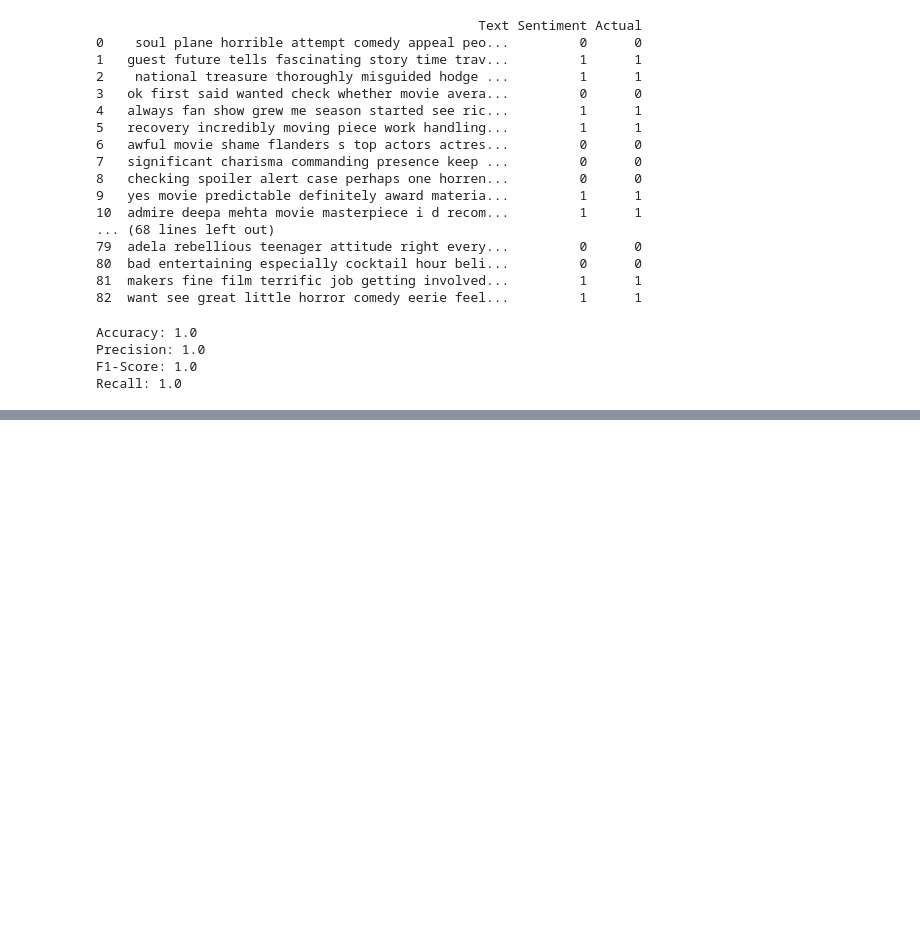
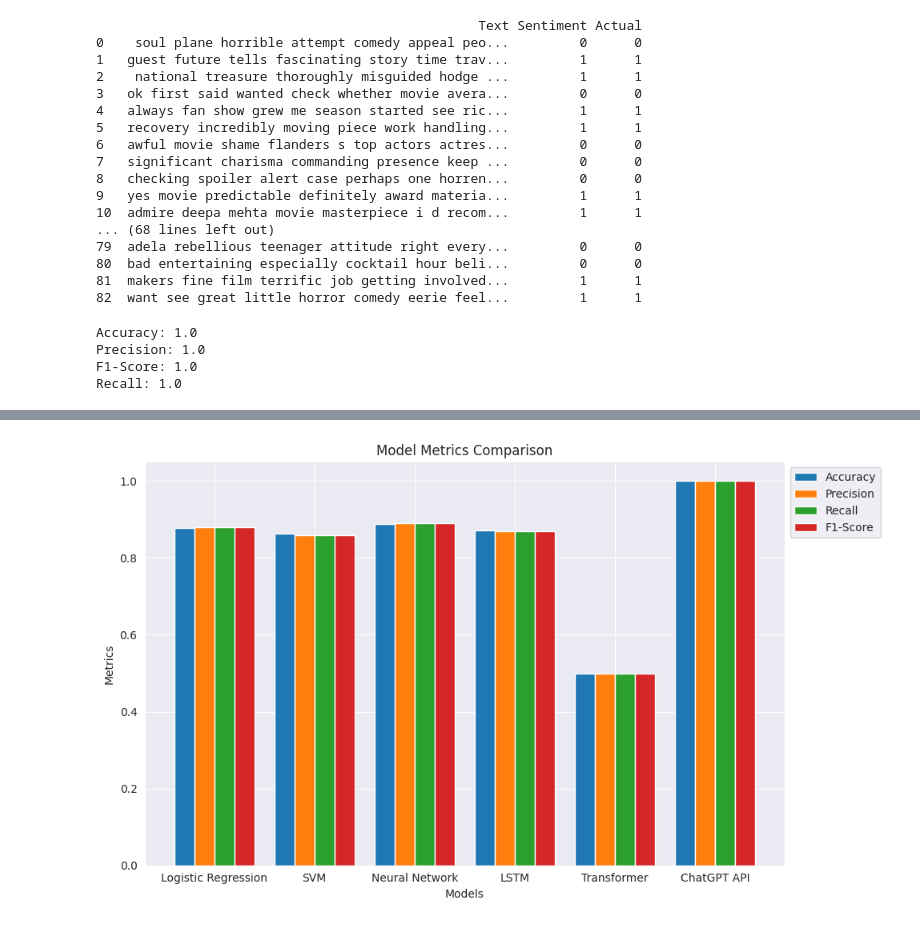
Before and after one commit to YatingPan/Essentials-for-Text-and-Speech-Processing, a Jupyter notebook: Essential_Project.ipynb, the cells around one changed output, grey strips where cells are left out. Cells and saved outputs as stored; diff of their text form; code cells hidden in the pictures; blank space fills up the shorter version.

```diff
--- a/Essential_Project.ipynb
+++ b/Essential_Project.ipynb
@@ -1267,0 +1335,24 @@ Recall: 1.0
+# %%
+import matplotlib.pyplot as plt
+import numpy as np
+
+# Create bar graph
+bar_width = 0.2
+x = np.arange(len(models))
+fig, ax = plt.subplots(figsize=(10, 6))
+
+for i, metric in enumerate(metrics):
+    ax.bar(x + i * bar_width, values[:, i], width=bar_width, label=metric)
+
+ax.set_xlabel('Models')
+ax.set_ylabel('Metrics')
+ax.set_title('Model Metrics Comparison')
+ax.set_xticks(x + (bar_width * (len(metrics) - 1)) / 2)
+ax.set_xticklabels(models)
+ax.legend(loc='upper left', bbox_to_anchor=(1, 1))
+
+plt.tight_layout()
+plt.savefig('bar_metrics_comparison.png', bbox_inches='tight')
+plt.show()
+# %% [output]
+[figure, added]
```
Also changed, not shown: parts of 1 cell of this notebook.
